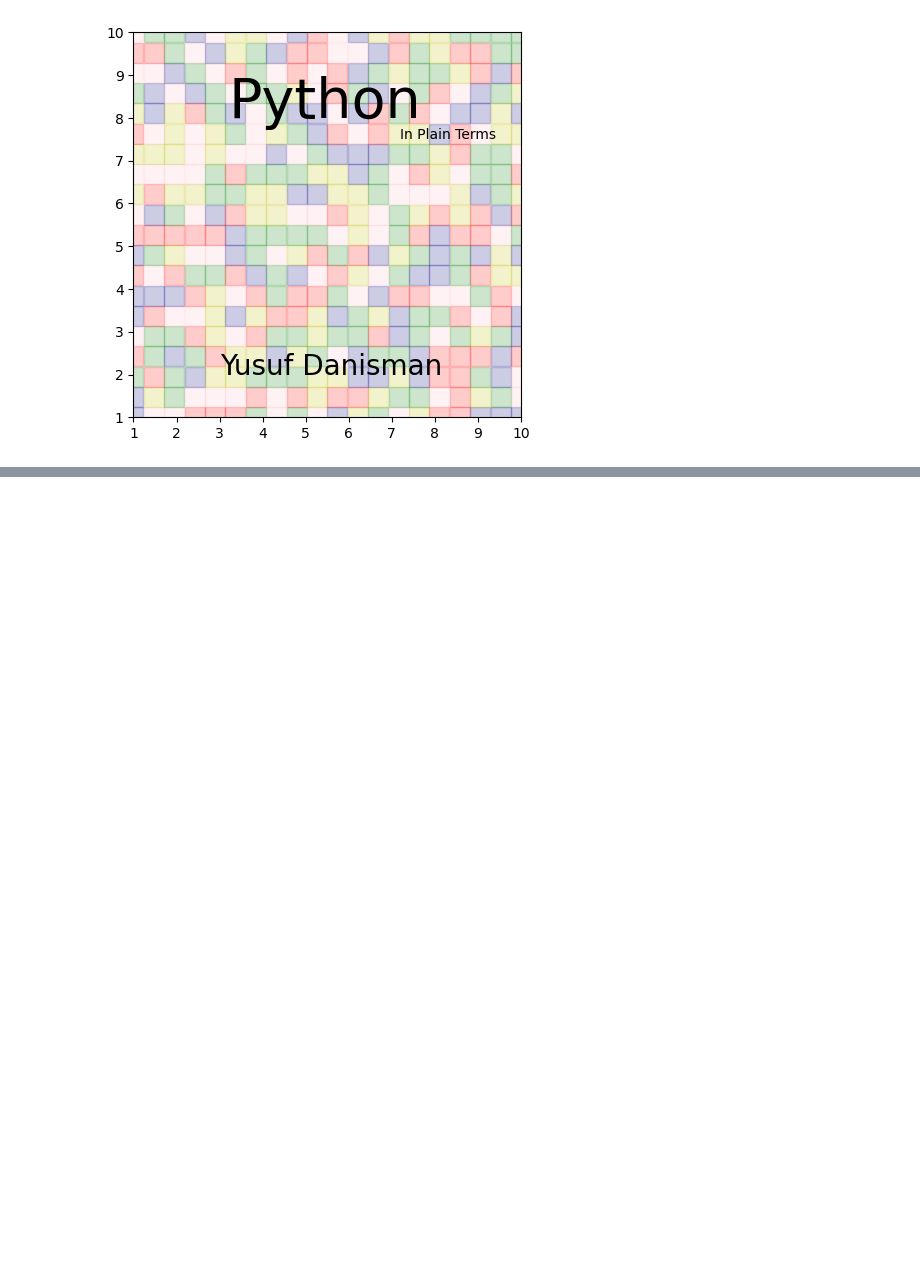
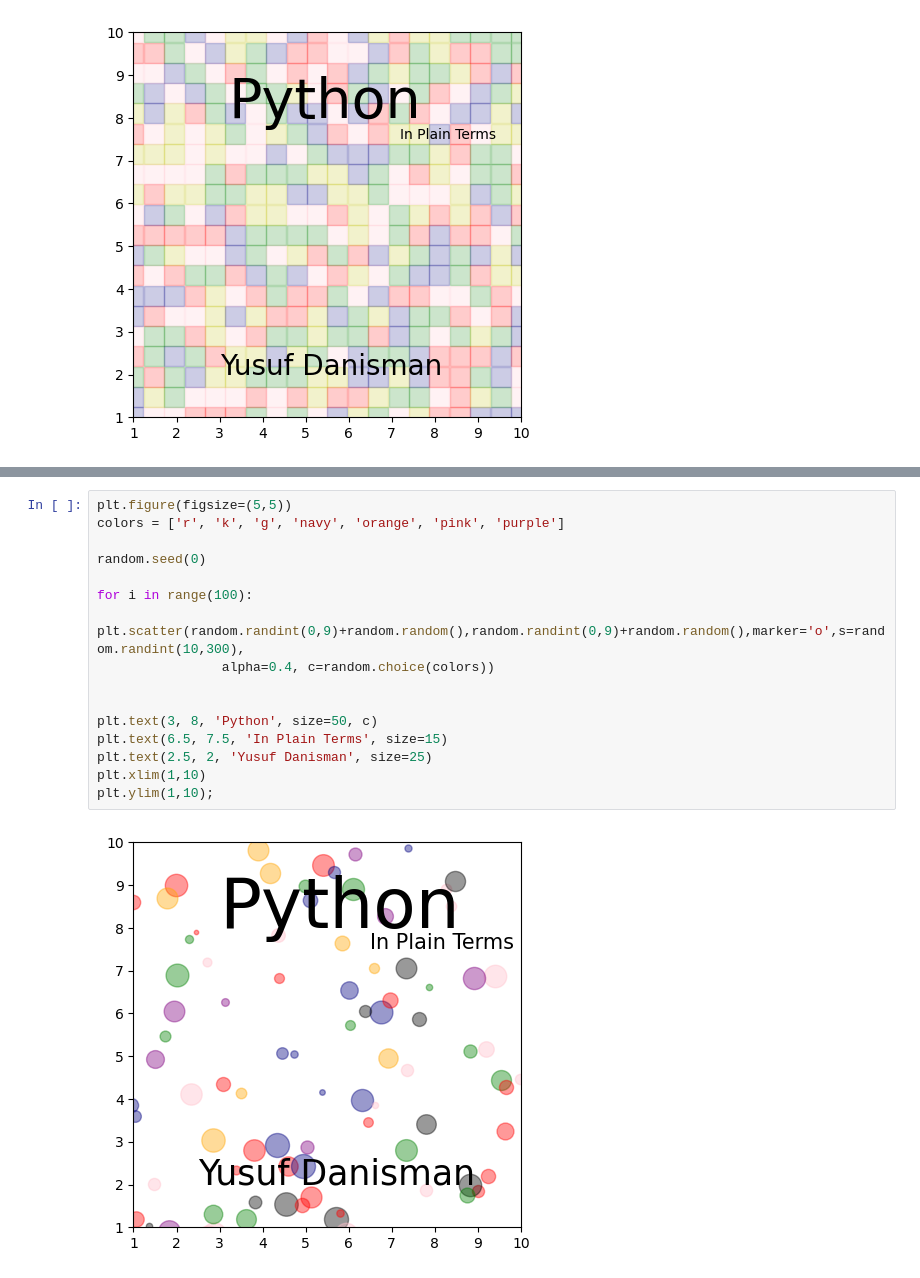
Before and after one commit to datasmp/datasmp.github.io, a Jupyter notebook: _sources/title_gen.ipynb, the cells around one changed output, grey strips where cells are left out. Cells and saved outputs as stored; diff of their text form; blank space fills up the shorter version.

```diff
--- a/_sources/title_gen.ipynb
+++ b/_sources/title_gen.ipynb
@@ -93,0 +112,18 @@ plt.ylim(1,10);
+# %%
+plt.figure(figsize=(5,5))
+colors = ['r', 'k', 'g', 'navy', 'orange', 'pink', 'purple']
+
+random.seed(0)
+
+for i in range(100):
+    plt.scatter(random.randint(0,9)+random.random(),random.randint(0,9)+random.random(),marker='o',s=random.randint(10,300),
+                alpha=0.4, c=random.choice(colors))
+
+
+plt.text(3, 8, 'Python', size=50, c)
+plt.text(6.5, 7.5, 'In Plain Terms', size=15)
+plt.text(2.5, 2, 'Yusuf Danisman', size=25)
+plt.xlim(1,10)
+plt.ylim(1,10);
+# %% [output]
+[figure, added]
```
Also changed, not shown: parts of 8 cells of this notebook, 30 other files.
